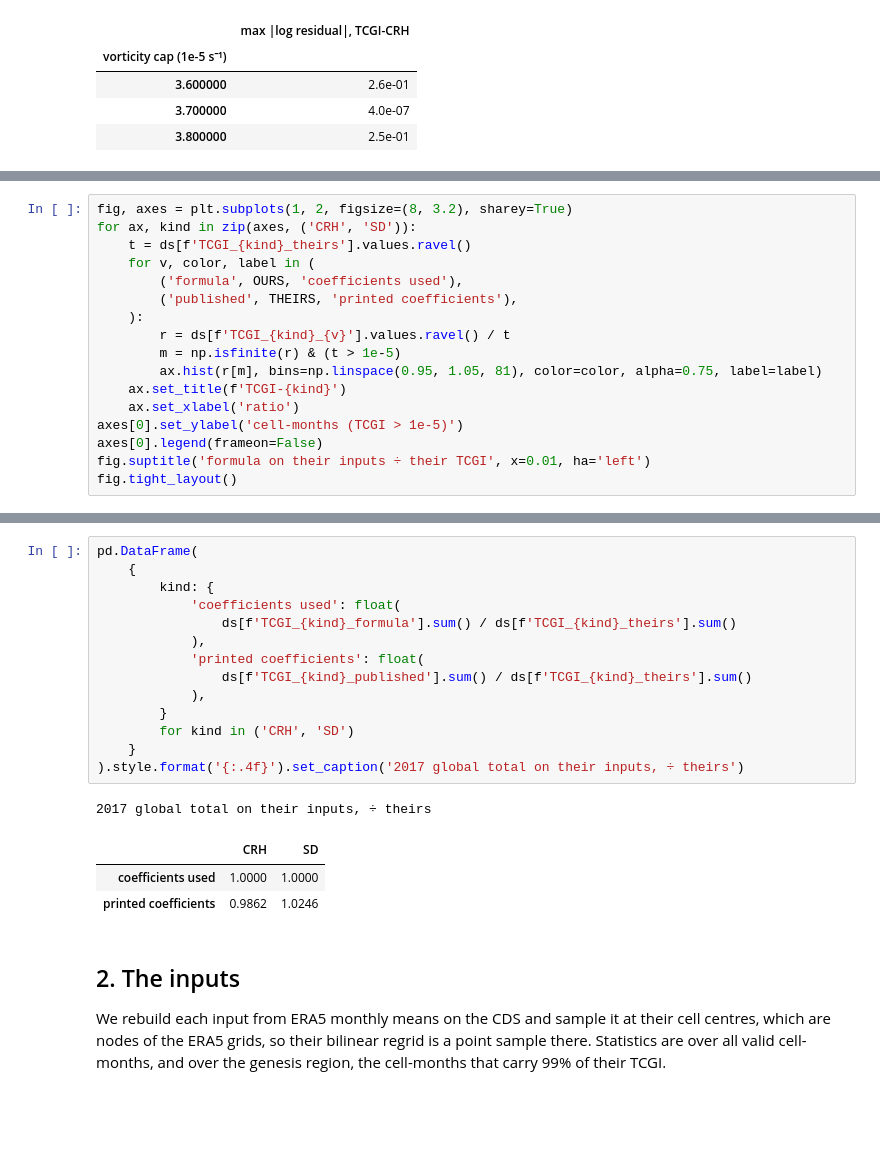
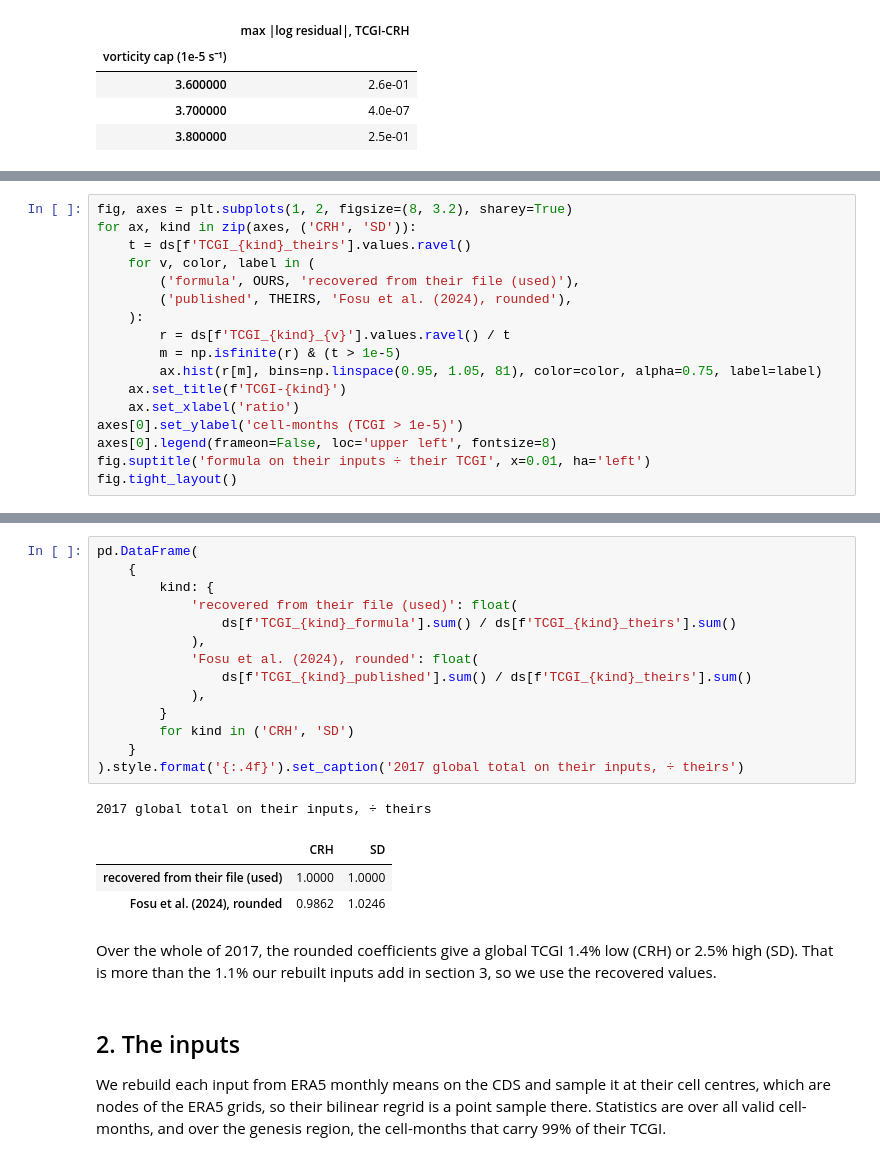
Before and after one commit to carbonplan/ocr-multi-hazard, a Jupyter notebook: docs/methods/hurricane-risk/genesis-index.ipynb, the cells around one changed output, grey strips where cells are left out. Saved outputs shown, nothing was run; the diff lists cells and outputs as text; blank space fills up the shorter version.

```diff
--- a/docs/methods/hurricane-risk/genesis-index.ipynb
+++ b/docs/methods/hurricane-risk/genesis-index.ipynb
@@ -150,8 +155,8 @@ fig, axes = plt.subplots(1, 2, figsize=(8, 3.2), sharey=True)
 for ax, kind in zip(axes, ('CRH', 'SD')):
     t = ds[f'TCGI_{kind}_theirs'].values.ravel()
     for v, color, label in (
-        ('formula', OURS, 'coefficients used'),
-        ('published', THEIRS, 'printed coefficients'),
+        ('formula', OURS, 'recovered from their file (used)'),
+        ('published', THEIRS, 'Fosu et al. (2024), rounded'),
     ):
         r = ds[f'TCGI_{kind}_{v}'].values.ravel() / t
         m = np.isfinite(r) & (t > 1e-5)
@@ -159,7 +164,7 @@ for ax, kind in zip(axes, ('CRH', 'SD')):
     ax.set_title(f'TCGI-{kind}')
     ax.set_xlabel('ratio')
 axes[0].set_ylabel('cell-months (TCGI > 1e-5)')
-axes[0].legend(frameon=False)
+axes[0].legend(frameon=False, loc='upper left', fontsize=8)
 fig.suptitle('formula on their inputs ÷ their TCGI', x=0.01, ha='left')
 fig.tight_layout()
 # %% [output]
@@ -167,22 +172,25 @@ fig.tight_layout()
 # %%
 pd.DataFrame(
     {
         kind: {
-            'coefficients used': float(
+            'recovered from their file (used)': float(
                 ds[f'TCGI_{kind}_formula'].sum() / ds[f'TCGI_{kind}_theirs'].sum()
             ),
-            'printed coefficients': float(
+            'Fosu et al. (2024), rounded': float(
                 ds[f'TCGI_{kind}_published'].sum() / ds[f'TCGI_{kind}_theirs'].sum()
             ),
         }
         for kind in ('CRH', 'SD')
     }
 ).style.format('{:.4f}').set_caption('2017 global total on their inputs, ÷ theirs')
 # %% [output]
 2017 global total on their inputs, ÷ theirs
 |  | CRH | SD |
-| coefficients used | 1.0000 | 1.0000 |
-| printed coefficients | 0.9862 | 1.0246 |
+| recovered from their file (used) | 1.0000 | 1.0000 |
+| Fosu et al. (2024), rounded | 0.9862 | 1.0246 |
+# %% [markdown]
+Over the whole of 2017, the rounded coefficients give a global TCGI 1.4% low (CRH) or 2.5% high (SD).
+That is more than the 1.1% our rebuilt inputs add in section 3, so we use the recovered values.
 # %% [markdown]
 ## 2. The inputs
 
```
Also changed, not shown: parts of 11 cells of this notebook, 1 other file.
